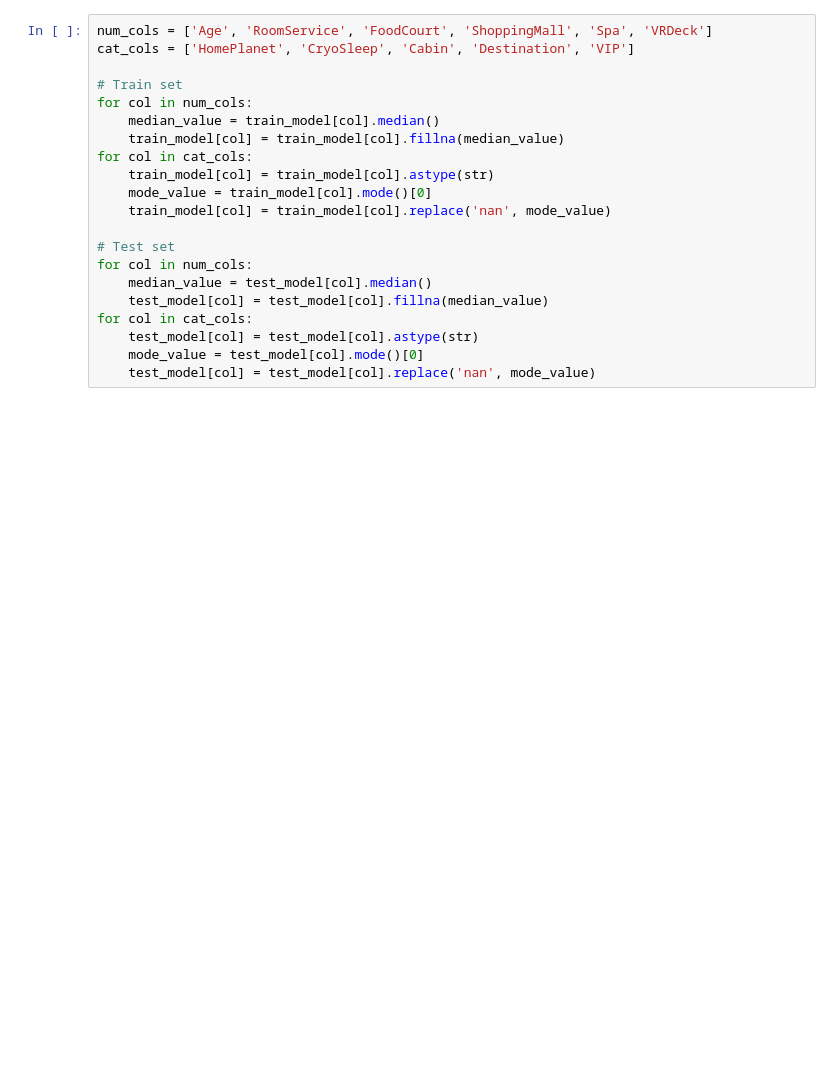
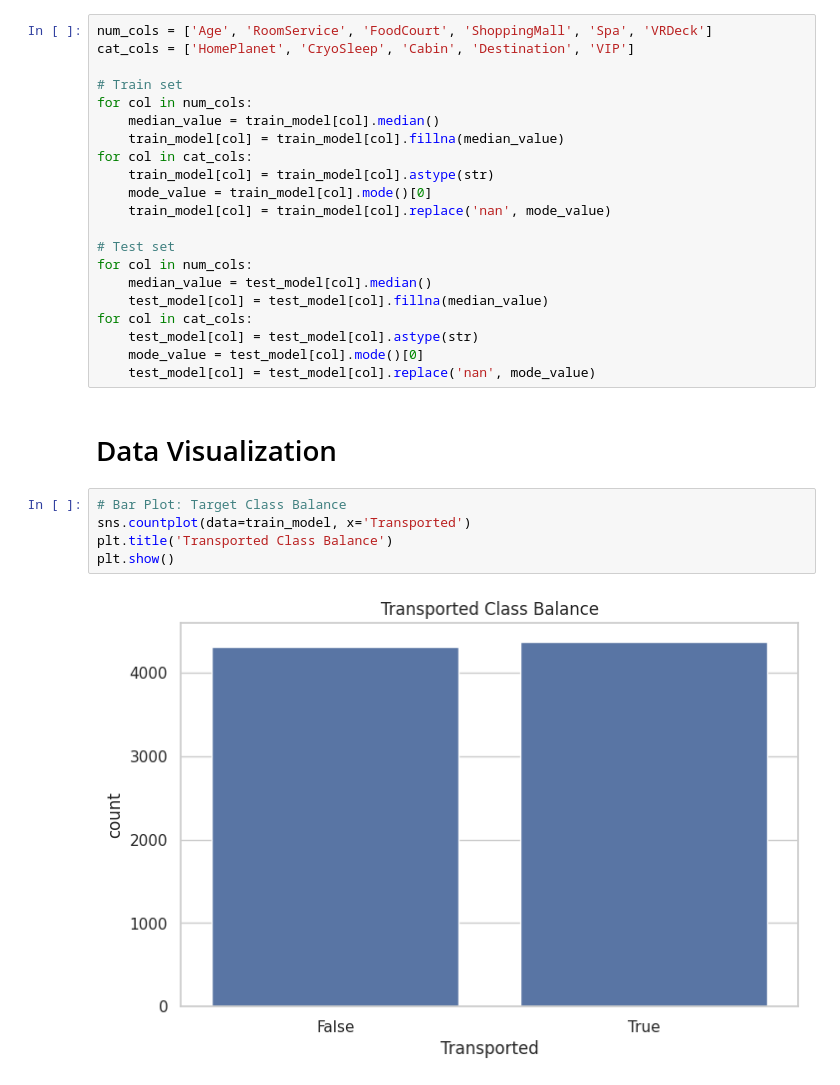
Before and after one commit to Kaggle-group-project-presentation/Kaggle-Group-Project-12-Random-Forest, a Jupyter notebook: Kaggle_Group_Project_Code_ (1).ipynb, the cells around one changed output. Saved outputs shown, nothing was run; the diff lists cells and outputs as text; blank space fills up the shorter version.

```diff
--- a/Kaggle_Group_Project_Code_ (1).ipynb
+++ b/Kaggle_Group_Project_Code_ (1).ipynb
@@ -126,3 +126,12 @@ for col in cat_cols:
     test_model[col] = test_model[col].astype(str)
     mode_value = test_model[col].mode()[0]
     test_model[col] = test_model[col].replace('nan', mode_value)
+# %% [markdown]
+# Data Visualization
+# %%
+# Bar Plot: Target Class Balance
+sns.countplot(data=train_model, x='Transported')
+plt.title('Transported Class Balance')
+plt.show()
+# %% [output]
+[figure, added]
```
Also changed, not shown: parts of 5 cells of this notebook.
